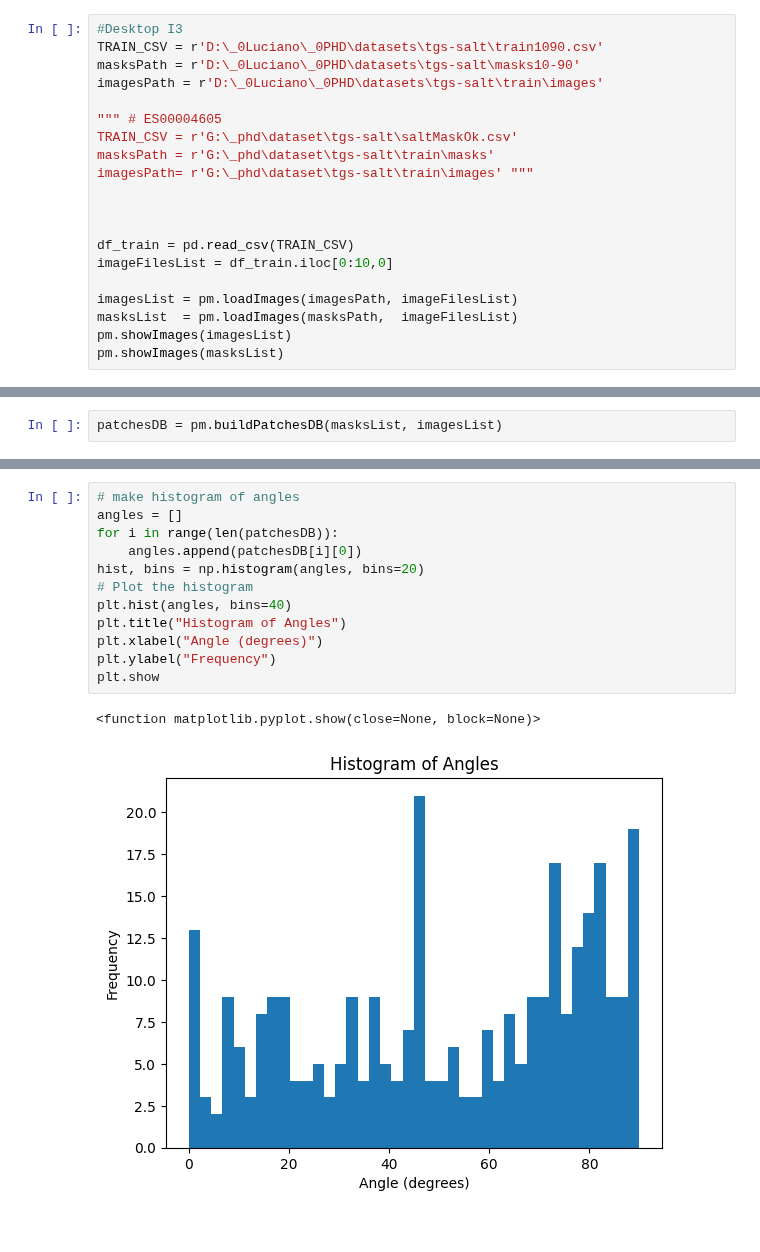
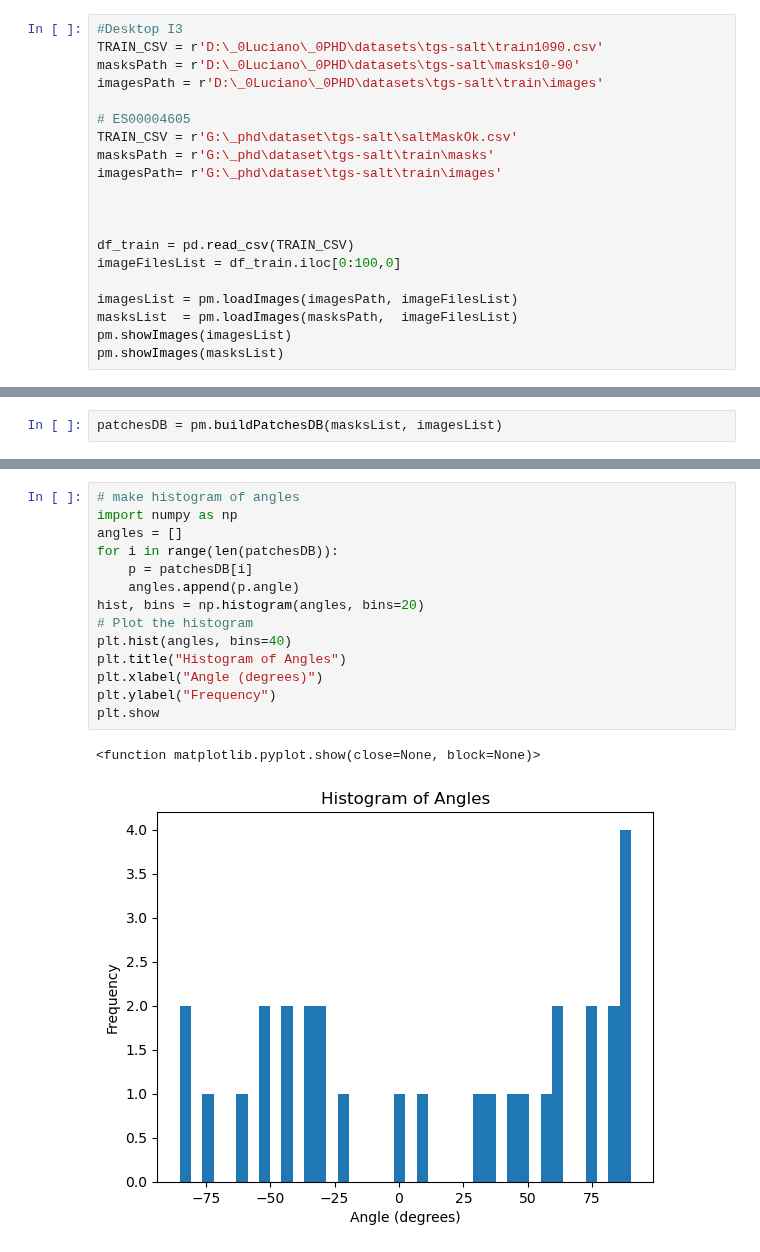
Before and after one commit to lucterres/textureSSD, a Jupyter notebook: angles.ipynb, the cells around one changed output, grey strips where cells are left out. Cells and saved outputs as stored; diff of their text form.

Commit message:
resume class angle references

```diff
--- a/angles.ipynb
+++ b/angles.ipynb
@@ -58,15 +58,15 @@ TRAIN_CSV = r'D:\_0Luciano\_0PHD\datasets\tgs-salt\train1090.csv'
 masksPath = r'D:\_0Luciano\_0PHD\datasets\tgs-salt\masks10-90'
 imagesPath = r'D:\_0Luciano\_0PHD\datasets\tgs-salt\train\images'
 
-""" # ES00004605
+# ES00004605
 TRAIN_CSV = r'G:\_phd\dataset\tgs-salt\saltMaskOk.csv'
 masksPath = r'G:\_phd\dataset\tgs-salt\train\masks'
-imagesPath= r'G:\_phd\dataset\tgs-salt\train\images' """
+imagesPath= r'G:\_phd\dataset\tgs-salt\train\images'
 
 
 
 df_train = pd.read_csv(TRAIN_CSV)
-imageFilesList = df_train.iloc[0:10,0]
+imageFilesList = df_train.iloc[0:100,0]
 
 imagesList = pm.loadImages(imagesPath, imageFilesList)
 masksList  = pm.loadImages(masksPath,  imageFilesList)
@@ -98,15 +98,17 @@ plt.show()
 # %%
 # make histogram of angles
+import numpy as np
 angles = []
 for i in range(len(patchesDB)):
-    angles.append(patchesDB[i][0])
+    p = patchesDB[i]
+    angles.append(p.angle)
 hist, bins = np.histogram(angles, bins=20)
 # Plot the histogram
 plt.hist(angles, bins=40)
 plt.title("Histogram of Angles")
 plt.xlabel("Angle (degrees)")
 plt.ylabel("Frequency")
 plt.show
 # %% [output]
 <function matplotlib.pyplot.show(close=None, block=None)>
-[figure, old version]
+[figure, new version]
```
Also changed, not shown: parts of 3 cells of this notebook, 3 other files.
